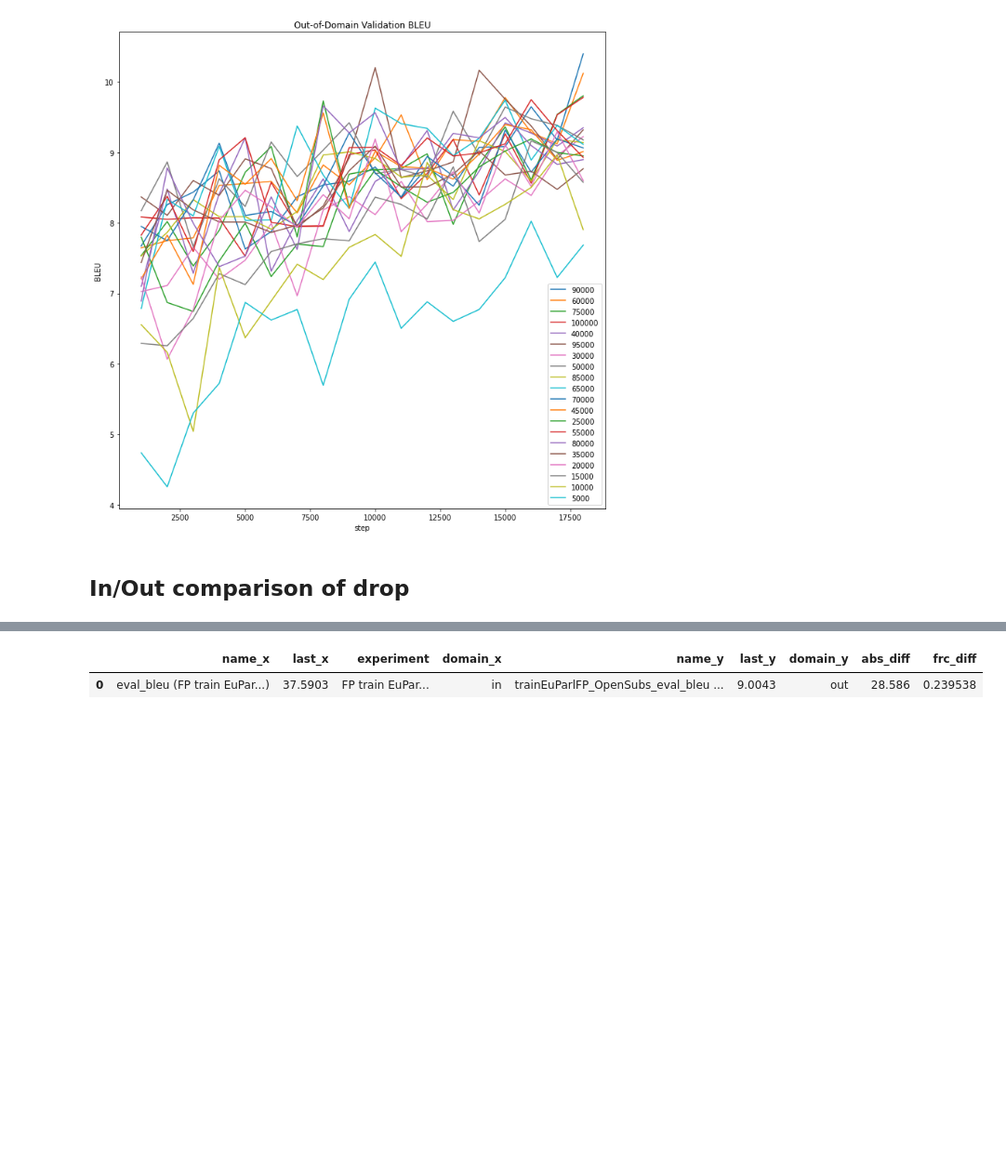
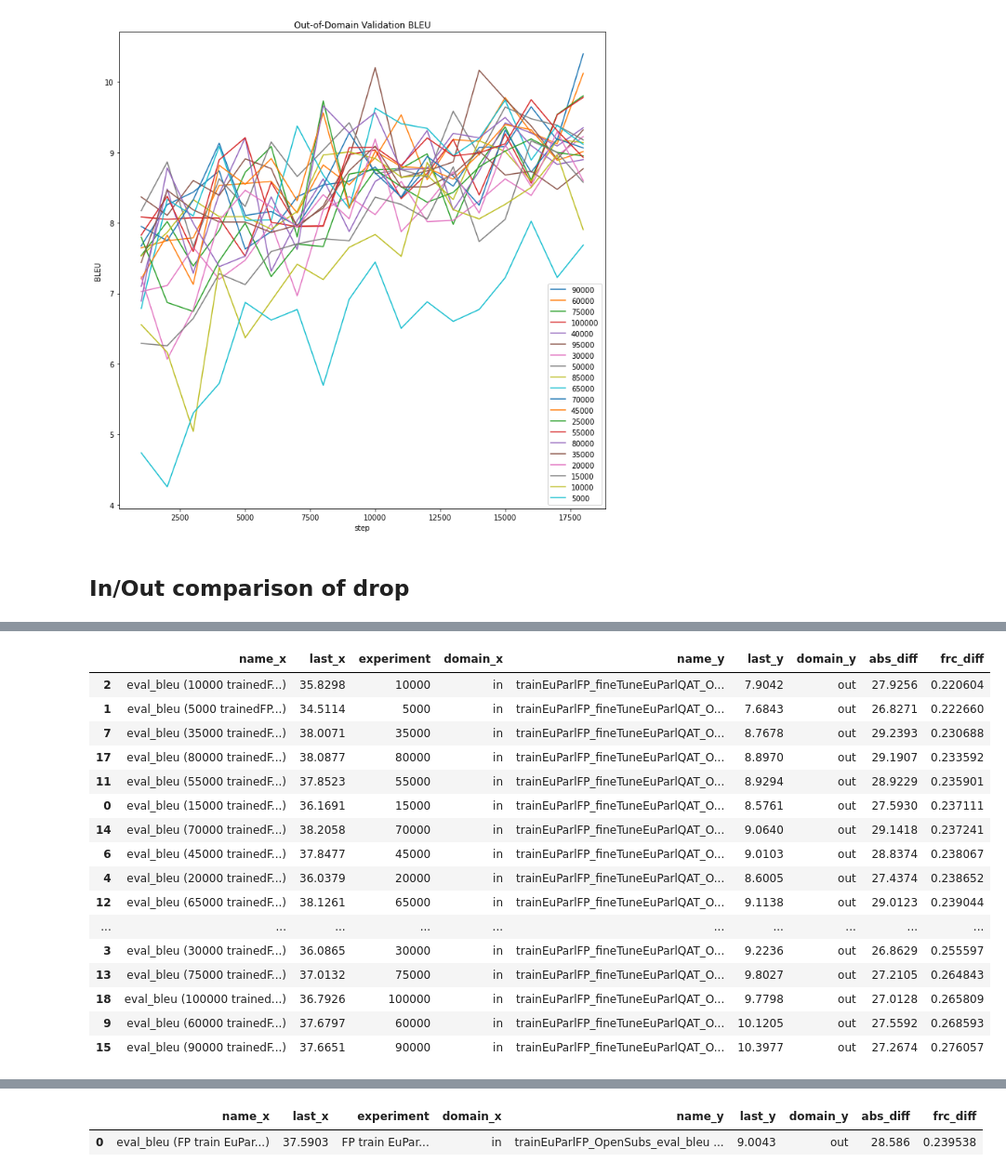
Before and after one commit to marekninja/master-results, a Jupyter notebook: vysledky.ipynb, the cells around one changed output, grey strips where cells are left out. Shown at 93% size. Cells and saved outputs as stored; diff of their text form; code cells hidden in the pictures; blank space fills up the shorter version.

```diff
--- a/vysledky.ipynb
+++ b/vysledky.ipynb
@@ -221,0 +244,20 @@ mg
+# %%
+mg.sort_values(by="frc_diff",ascending=True)
+# %% [output]
+|  | name_x | last_x | experiment | domain_x | name_y | last_y | domain_y | abs_diff | frc_diff |
+| 2 | eval_bleu (10000 trainedF...) | 35.8298 | 10000 | in | trainEuParlFP_fineTuneEuParlQAT_O... | 7.9042 | out | 27.9256 | 0.220604 |
+| 1 | eval_bleu (5000 trainedFP...) | 34.5114 | 5000 | in | trainEuParlFP_fineTuneEuParlQAT_O... | 7.6843 | out | 26.8271 | 0.222660 |
+| 7 | eval_bleu (35000 trainedF...) | 38.0071 | 35000 | in | trainEuParlFP_fineTuneEuParlQAT_O... | 8.7678 | out | 29.2393 | 0.230688 |
+| 17 | eval_bleu (80000 trainedF...) | 38.0877 | 80000 | in | trainEuParlFP_fineTuneEuParlQAT_O... | 8.8970 | out | 29.1907 | 0.233592 |
+| 11 | eval_bleu (55000 trainedF...) | 37.8523 | 55000 | in | trainEuParlFP_fineTuneEuParlQAT_O... | 8.9294 | out | 28.9229 | 0.235901 |
+| 0 | eval_bleu (15000 trainedF...) | 36.1691 | 15000 | in | trainEuParlFP_fineTuneEuParlQAT_O... | 8.5761 | out | 27.5930 | 0.237111 |
+| 14 | eval_bleu (70000 trainedF...) | 38.2058 | 70000 | in | trainEuParlFP_fineTuneEuParlQAT_O... | 9.0640 | out | 29.1418 | 0.237241 |
+| 6 | eval_bleu (45000 trainedF...) | 37.8477 | 45000 | in | trainEuParlFP_fineTuneEuParlQAT_O... | 9.0103 | out | 28.8374 | 0.238067 |
+| 4 | eval_bleu (20000 trainedF...) | 36.0379 | 20000 | in | trainEuParlFP_fineTuneEuParlQAT_O... | 8.6005 | out | 27.4374 | 0.238652 |
+| 12 | eval_bleu (65000 trainedF...) | 38.1261 | 65000 | in | trainEuParlFP_fineTuneEuParlQAT_O... | 9.1138 | out | 29.0123 | 0.239044 |
+| ... | ... | ... | ... | ... | ... | ... | ... | ... | ... |
+| 3 | eval_bleu (30000 trainedF...) | 36.0865 | 30000 | in | trainEuParlFP_fineTuneEuParlQAT_O... | 9.2236 | out | 26.8629 | 0.255597 |
+| 13 | eval_bleu (75000 trainedF...) | 37.0132 | 75000 | in | trainEuParlFP_fineTuneEuParlQAT_O... | 9.8027 | out | 27.2105 | 0.264843 |
+| 18 | eval_bleu (100000 trained...) | 36.7926 | 100000 | in | trainEuParlFP_fineTuneEuParlQAT_O... | 9.7798 | out | 27.0128 | 0.265809 |
+| 9 | eval_bleu (60000 trainedF...) | 37.6797 | 60000 | in | trainEuParlFP_fineTuneEuParlQAT_O... | 10.1205 | out | 27.5592 | 0.268593 |
+| 15 | eval_bleu (90000 trainedF...) | 37.6651 | 90000 | in | trainEuParlFP_fineTuneEuParlQAT_O... | 10.3977 | out | 27.2674 | 0.276057 |
```
Also changed, not shown: parts of 24 cells of this notebook, 16 other files.
